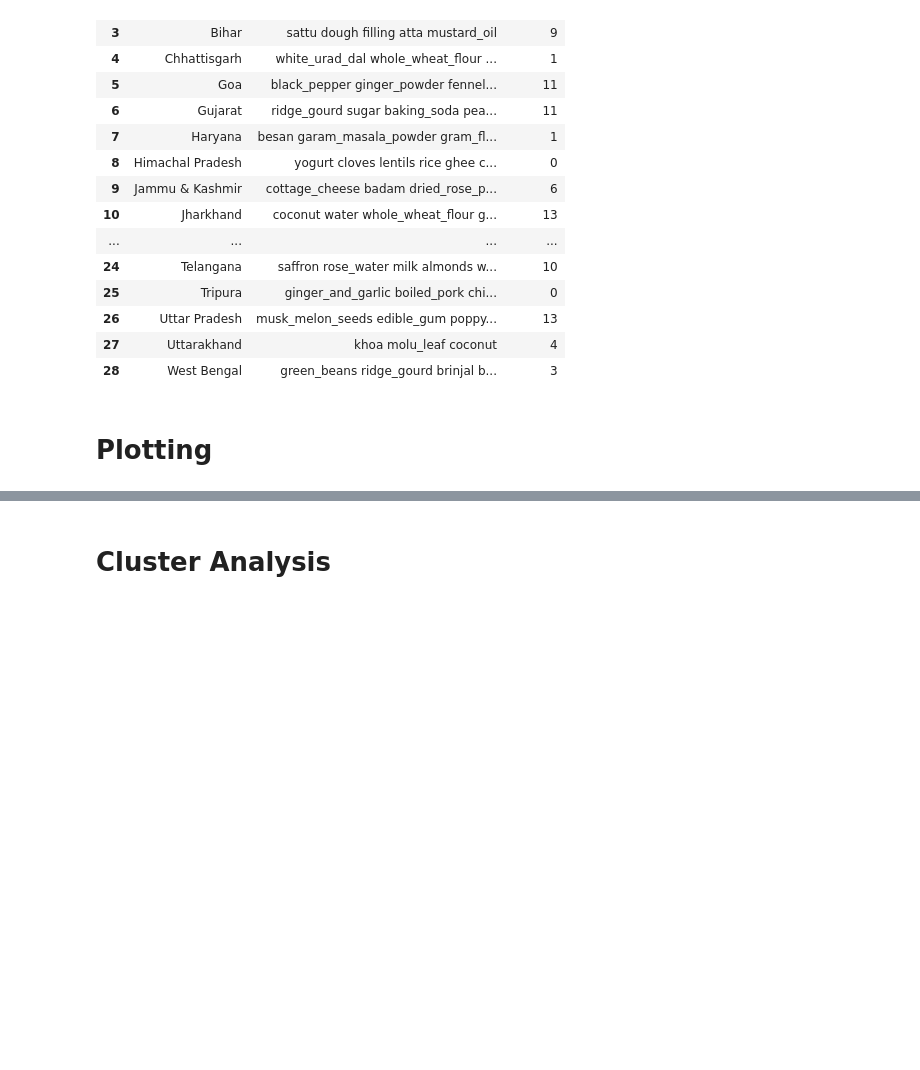
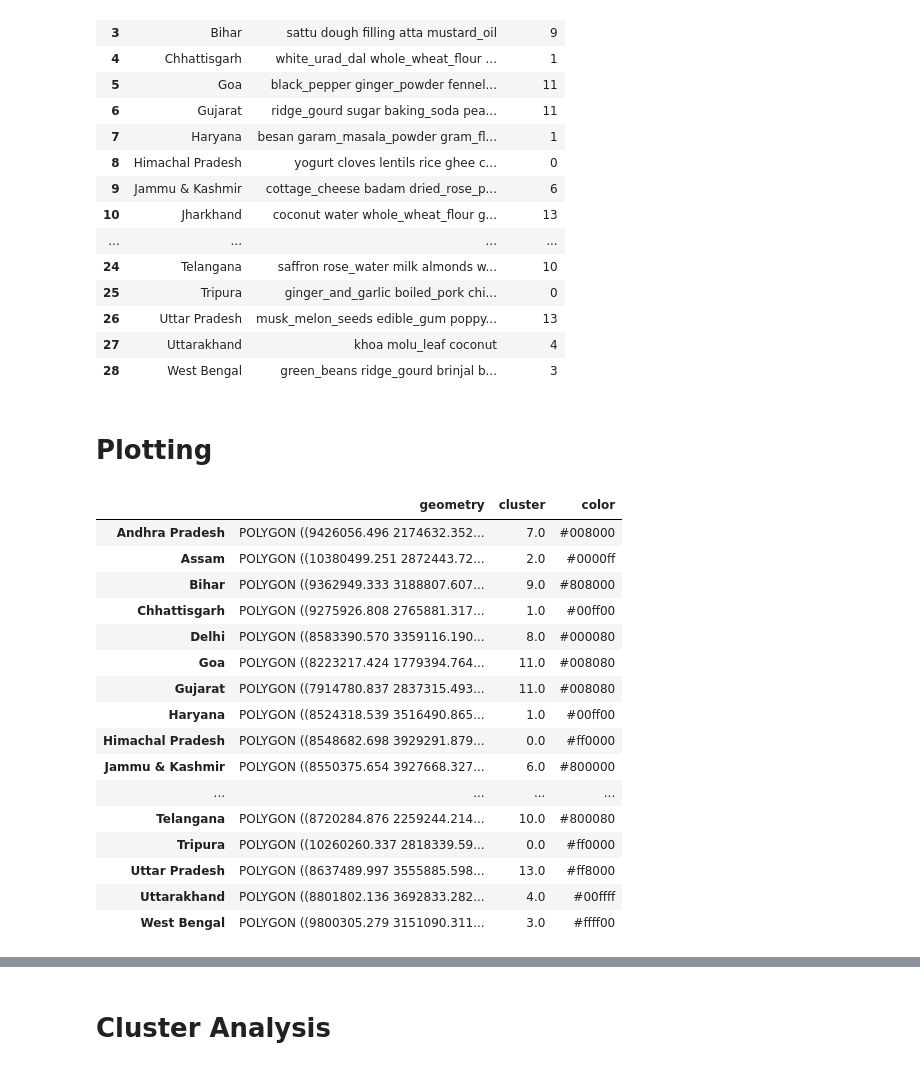
Before and after one commit to bong-dev149/DataSciecnceProjects, a Jupyter notebook: indian_food_map/indian_food_map_3.ipynb, the cells around one changed output, grey strips where cells are left out. Drawn from its saved outputs; the diff is of its cells as text; code cells hidden in the pictures; blank space fills up the shorter version.

```diff
--- a/indian_food_map/indian_food_map_3.ipynb
+++ b/indian_food_map/indian_food_map_3.ipynb
@@ -227,6 +231,27 @@ indian_map.replace('Tamilnadu','Tamil Nadu',inplace=True)
 indian_map.replace('Chhattishgarh','Chhattisgarh',inplace=True)
 # %%
 merged = indian_map.set_index('State_Name').join(out_res.set_index('state'))
+merged.dropna(inplace=True)
+merged['color'] = [custom_colors[int(cluster)] for cluster in merged['cluster']]
+merged
+# %% [output]
+|  | geometry | cluster | color |
+| Andhra Pradesh | POLYGON ((9426056.496 2174632.352... | 7.0 | #008000 |
+| Assam | POLYGON ((10380499.251 2872443.72... | 2.0 | #0000ff |
+| Bihar | POLYGON ((9362949.333 3188807.607... | 9.0 | #808000 |
+| Chhattisgarh | POLYGON ((9275926.808 2765881.317... | 1.0 | #00ff00 |
+| Delhi | POLYGON ((8583390.570 3359116.190... | 8.0 | #000080 |
+| Goa | POLYGON ((8223217.424 1779394.764... | 11.0 | #008080 |
+| Gujarat | POLYGON ((7914780.837 2837315.493... | 11.0 | #008080 |
+| Haryana | POLYGON ((8524318.539 3516490.865... | 1.0 | #00ff00 |
+| Himachal Pradesh | POLYGON ((8548682.698 3929291.879... | 0.0 | #ff0000 |
+| Jammu & Kashmir | POLYGON ((8550375.654 3927668.327... | 6.0 | #800000 |
+| ... | ... | ... | ... |
+| Telangana | POLYGON ((8720284.876 2259244.214... | 10.0 | #800080 |
+| Tripura | POLYGON ((10260260.337 2818339.59... | 0.0 | #ff0000 |
+| Uttar Pradesh | POLYGON ((8637489.997 3555885.598... | 13.0 | #ff8000 |
+| Uttarakhand | POLYGON ((8801802.136 3692833.282... | 4.0 | #00ffff |
+| West Bengal | POLYGON ((9800305.279 3151090.311... | 3.0 | #ffff00 |
 # %%
 fig, ax = plt.subplots(1, figsize=(12, 12))
 ax.axis('off')
```
Also changed, not shown: parts of 2 cells of this notebook.
